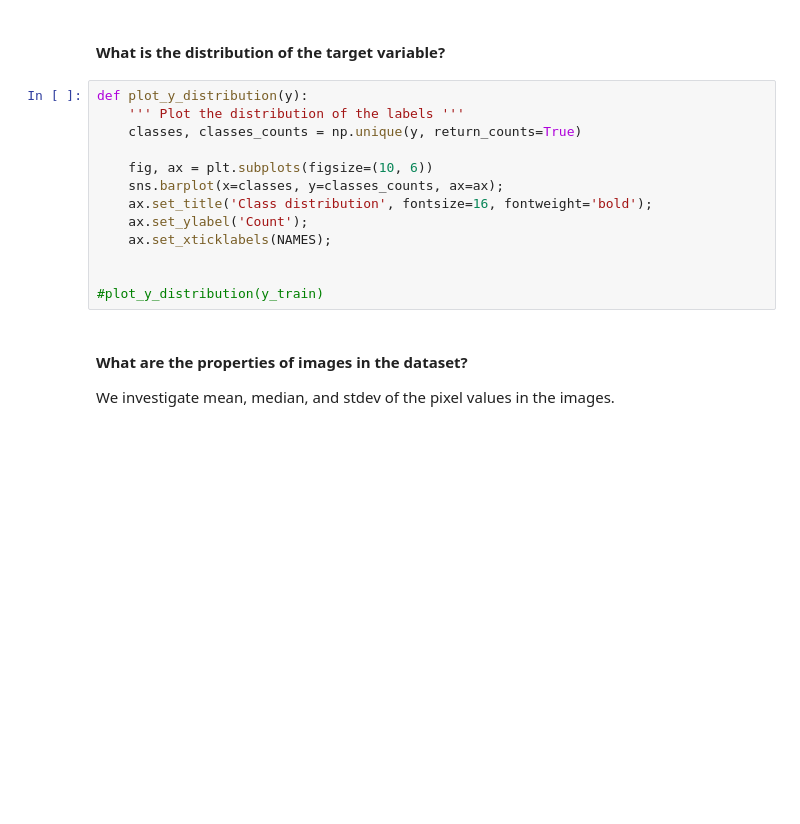
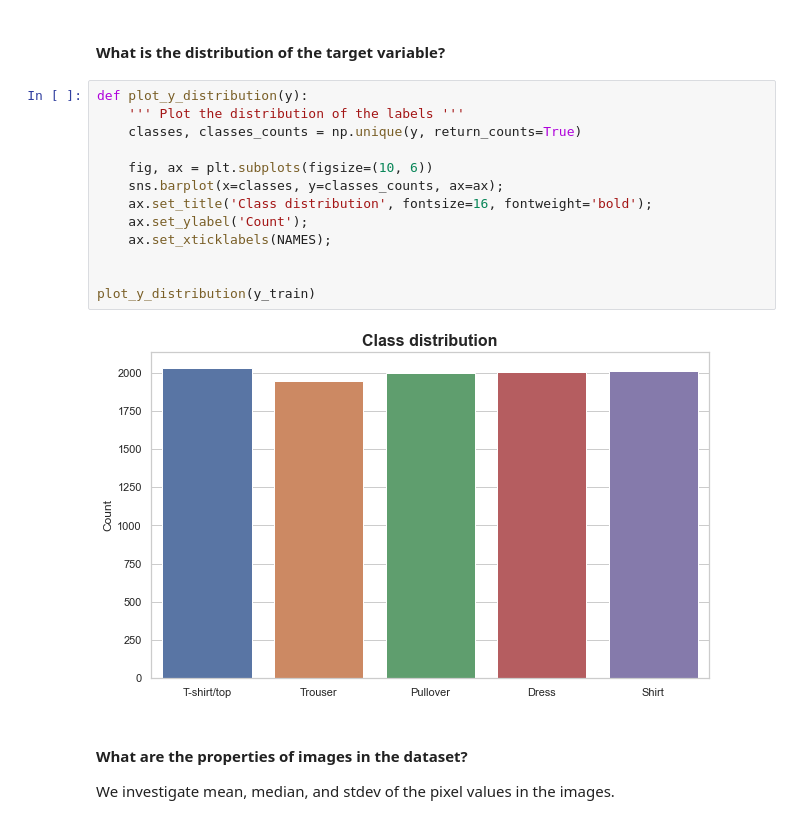
Before and after one commit to HubertWojcik10/machine_learning_project, a Jupyter notebook: main.ipynb, the cells around one changed output. Cells and saved outputs as stored; diff of their text form; blank space fills up the shorter version.

```diff
--- a/main.ipynb
+++ b/main.ipynb
@@ -49,16 +49,18 @@ Max of the training data: 255
 # %%
 def plot_y_distribution(y):
     ''' Plot the distribution of the labels '''
     classes, classes_counts = np.unique(y, return_counts=True)
 
     fig, ax = plt.subplots(figsize=(10, 6))
     sns.barplot(x=classes, y=classes_counts, ax=ax);
     ax.set_title('Class distribution', fontsize=16, fontweight='bold');
     ax.set_ylabel('Count');
     ax.set_xticklabels(NAMES);
 
 
-#plot_y_distribution(y_train)
+plot_y_distribution(y_train)
+# %% [output]
+[figure, added]
 # %% [markdown]
 #### What are the properties of images in the dataset?
 We investigate mean, median, and stdev of the pixel values in the images.
```
Also changed, not shown: parts of 10 cells of this notebook.
